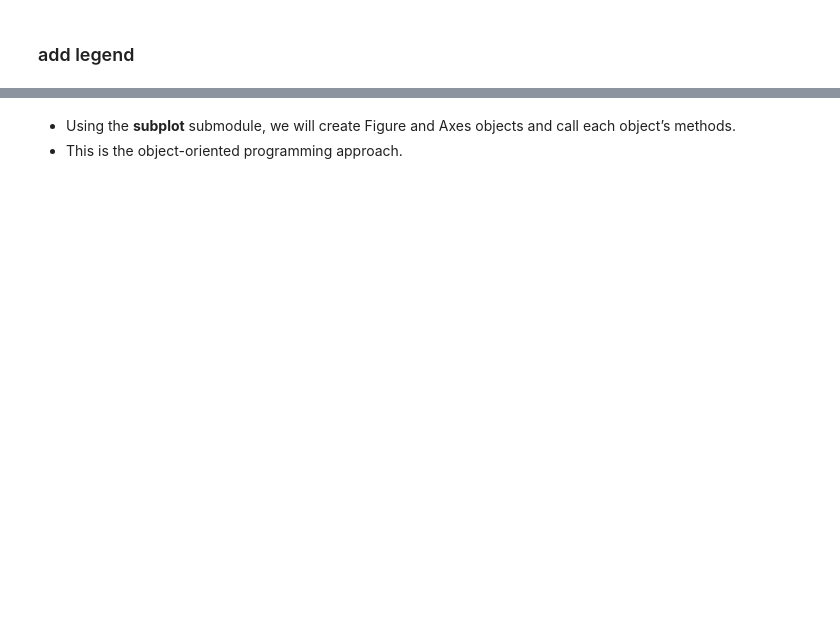
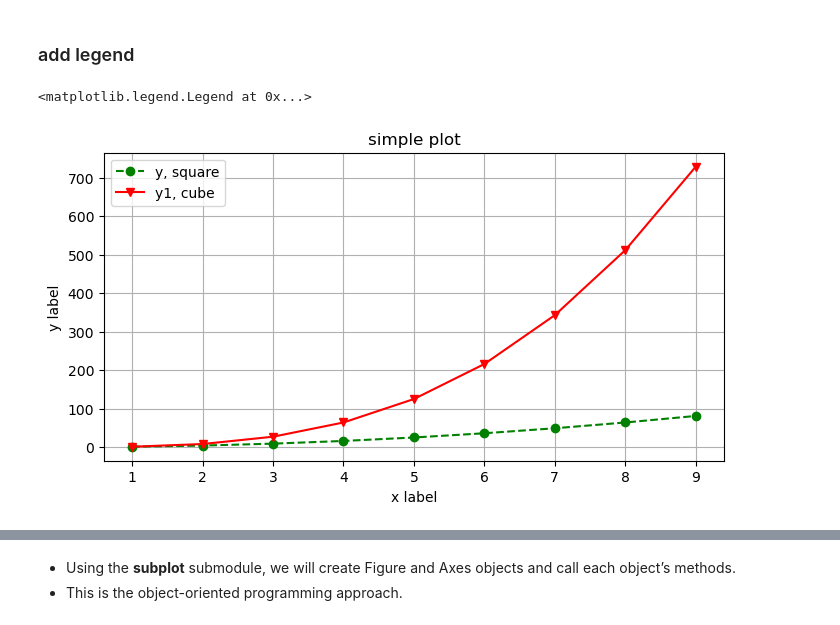
Before and after one commit to STAT2255/2024, a Jupyter notebook: notes/note11_Visualization.ipynb, the cells around one changed output, grey strips where cells are left out. Cells and saved outputs as stored; diff of their text form; code cells hidden in the pictures; blank space fills up the shorter version.

```diff
--- a/notes/note11_Visualization.ipynb
+++ b/notes/note11_Visualization.ipynb
@@ -42,13 +58,16 @@ plt.grid(True)
 # %%
 plt.figure(figsize=[8, 4])
 y1 = x**3
 plt.plot(x, y, linestyle = '--', color = 'g', marker = 'o', label = 'y, square')
 plt.plot(x, y1, linestyle = '-', color = 'r', marker = 'v', label = 'y1, cube')
 plt.title("simple plot")
 plt.xlabel("x label")
 plt.ylabel("y label")
 plt.grid(True)
-# plt.legend(loc=6)
+plt.legend()
+# %% [output]
+<matplotlib.legend.Legend at 0x...>
+[figure, added]
 # %%
 # help(plt.legend)
 # %% [markdown]
```
Also changed, not shown: parts of 26 cells of this notebook.
